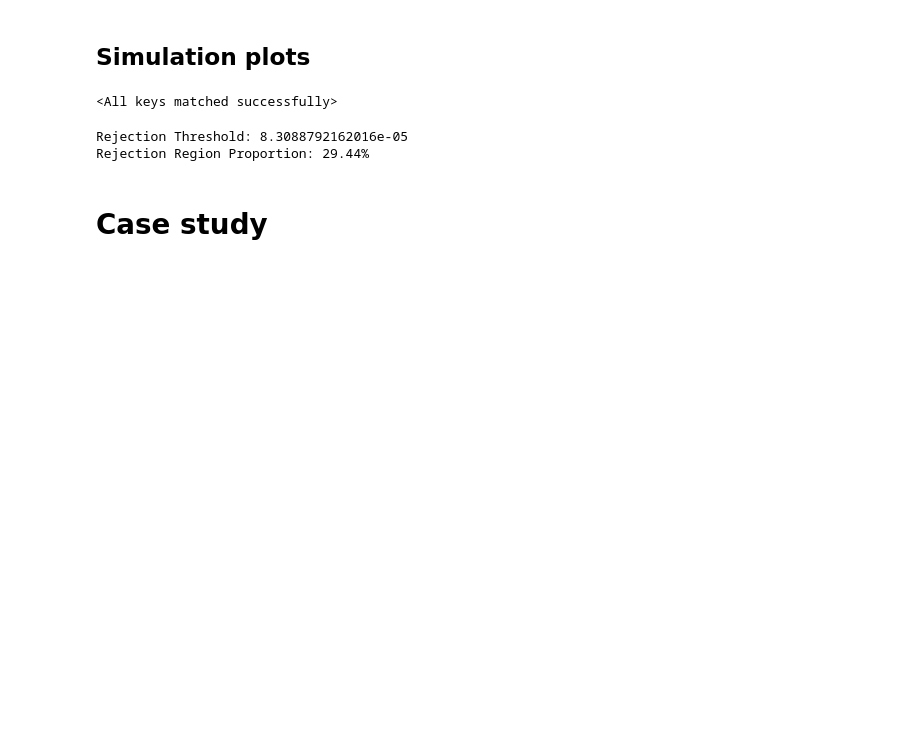
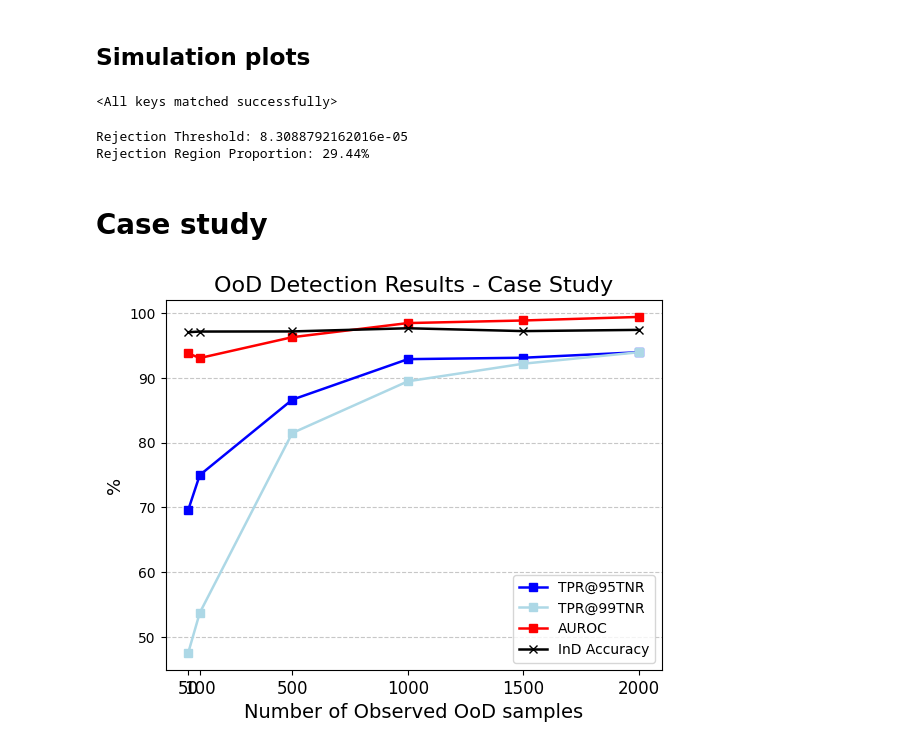
Before and after one commit to Xiaoyang-Song/Out-of-Distribution-GANs, a Jupyter notebook: Notebooks/plot.ipynb, the cells around one changed output. Drawn from its saved outputs; the diff is of its cells as text; code cells hidden in the pictures; blank space fills up the shorter version.

Commit message:
Update: plots

```diff
--- a/Notebooks/plot.ipynb
+++ b/Notebooks/plot.ipynb
@@ -420,26 +420,28 @@ Rejection Region Proportion: 29.44%
 # %%
 N = [50, 100, 500, 1000, 1500, 2000]
 tpr95 = [69.6, 75.00, 86.64, 92.9, 93.12, 93.97]
 tpr99 = [47.54, 53.73, 81.49, 89.48, 92.20, 93.97]
 auroc = [93.80, 93.07, 96.29, 98.47, 98.87, 99.42]
 acc = [97.06, 97.16, 97.18, 97.67, 97.23, 97.42]
 mksz = 6
 lw = 1.8
 s=2
 fontsize=10
 
 plt.plot(N, tpr95, label="TPR@95TNR", linestyle='solid', marker='s',  color="blue", linewidth=lw, markersize=mksz, alpha=1)
 plt.plot(N, tpr99, label="TPR@99TNR", linestyle='solid', marker='s', color='lightblue' ,linewidth=lw, markersize=mksz, alpha=1)
 plt.plot(N, auroc, label="AUROC", linestyle='solid', marker='s',  color='red',linewidth=lw, markersize=mksz, alpha=1)
 plt.plot(N, acc, label="InD Accuracy", linestyle='-', marker='x', color='black',linewidth=lw, markersize=mksz, alpha=1)
 
 plt.legend(loc=4)
 # plt.xlabel("Number of Observed OoD Samples for Each Class")
-plt.xticks(N,N, fontdict={'fontsize': 12}, rotation=45)
+plt.xticks(N,N, fontdict={'fontsize': 12}, rotation=0)
 plt.grid(axis='y', linestyle='--', alpha=0.7)
 plt.xlabel("Number of Observed OoD samples", fontdict={'fontsize': 14})
 plt.ylabel("%", fontdict={'fontsize': 13})
 plt.title(f"OoD Detection Results - Case Study", fontdict={'fontsize': 16})
 plt.savefig(f"case.jpg", dpi=500)
 # plt.show()
-plt.close()
+# plt.close()
+# %% [output]
+[figure, added]
```
Also changed, not shown: 1 other file.
